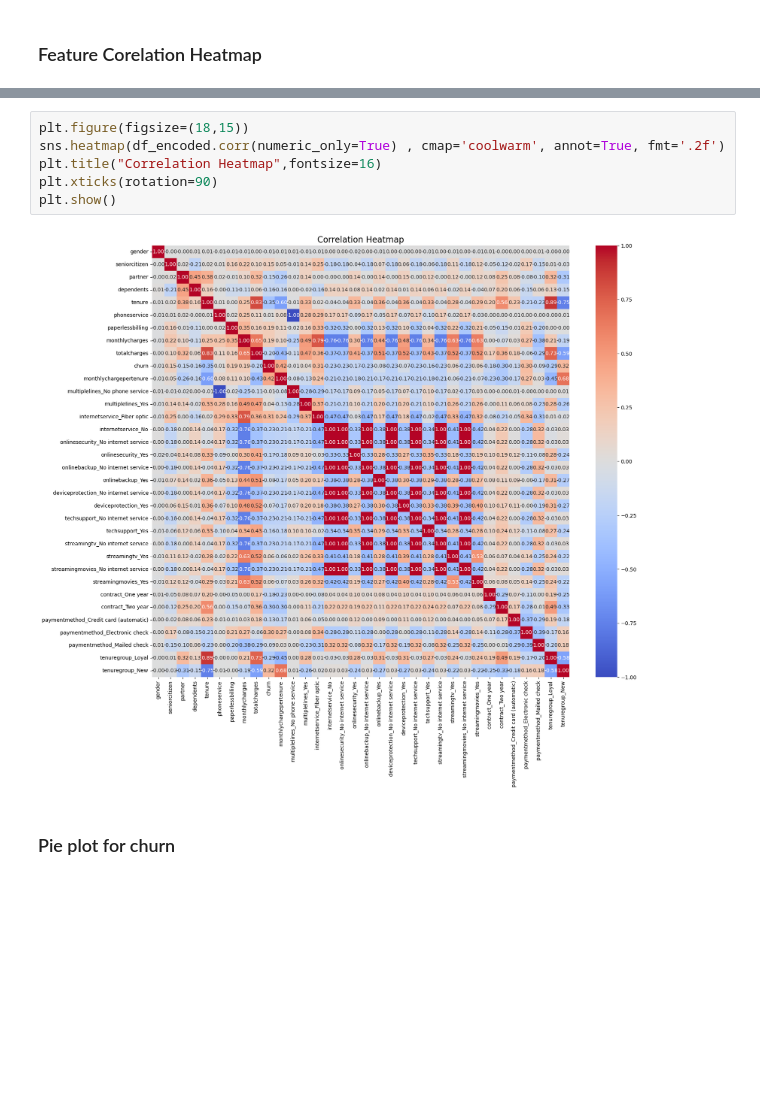
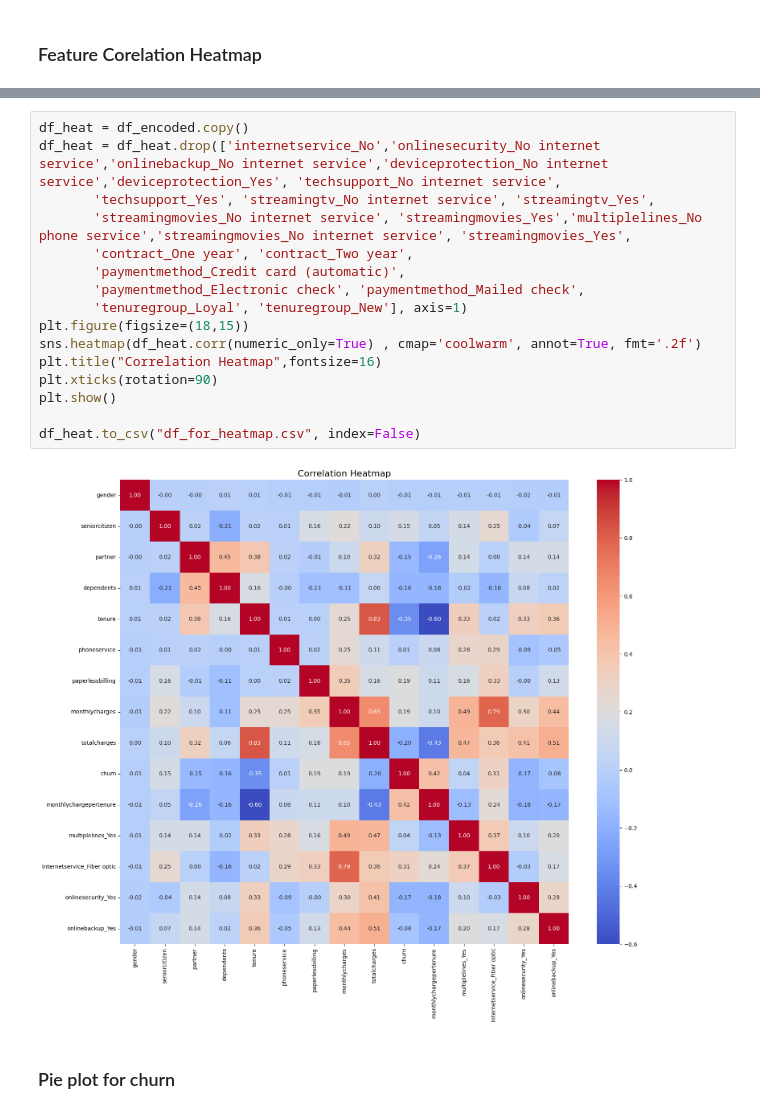
Before and after one commit to Khubaib8281/Customer_Churn_prediction, a Jupyter notebook: Cus_churn_prediction.ipynb, the cells around one changed output, grey strips where cells are left out. Cells and saved outputs as stored; diff of their text form; blank space fills up the shorter version.

```diff
--- a/Cus_churn_prediction.ipynb
+++ b/Cus_churn_prediction.ipynb
@@ -146,11 +176,21 @@ Text(0.5, 1.0, 'Total charges distribution')
 # %%
+df_heat = df_encoded.copy()
+df_heat = df_heat.drop(['internetservice_No','onlinesecurity_No internet service','onlinebackup_No internet service','deviceprotection_No internet service','deviceprotection_Yes', 'techsupport_No internet service',
+       'techsupport_Yes', 'streamingtv_No internet service', 'streamingtv_Yes',
+       'streamingmovies_No internet service', 'streamingmovies_Yes','multiplelines_No phone service','streamingmovies_No internet service', 'streamingmovies_Yes',
+       'contract_One year', 'contract_Two year',
+       'paymentmethod_Credit card (automatic)',
+       'paymentmethod_Electronic check', 'paymentmethod_Mailed check',
+       'tenuregroup_Loyal', 'tenuregroup_New'], axis=1)
 plt.figure(figsize=(18,15))
-sns.heatmap(df_encoded.corr(numeric_only=True) , cmap='coolwarm', annot=True, fmt='.2f')
+sns.heatmap(df_heat.corr(numeric_only=True) , cmap='coolwarm', annot=True, fmt='.2f')
 plt.title("Correlation Heatmap",fontsize=16)
 plt.xticks(rotation=90)
 plt.show()
+
+df_heat.to_csv("df_for_heatmap.csv", index=False)
 # %% [output]
-[figure, old version]
+[figure, new version]
 # %% [markdown]
 ### Pie plot for churn
 # %%
```
Also changed, not shown: parts of 46 cells of this notebook, 1 other file.
